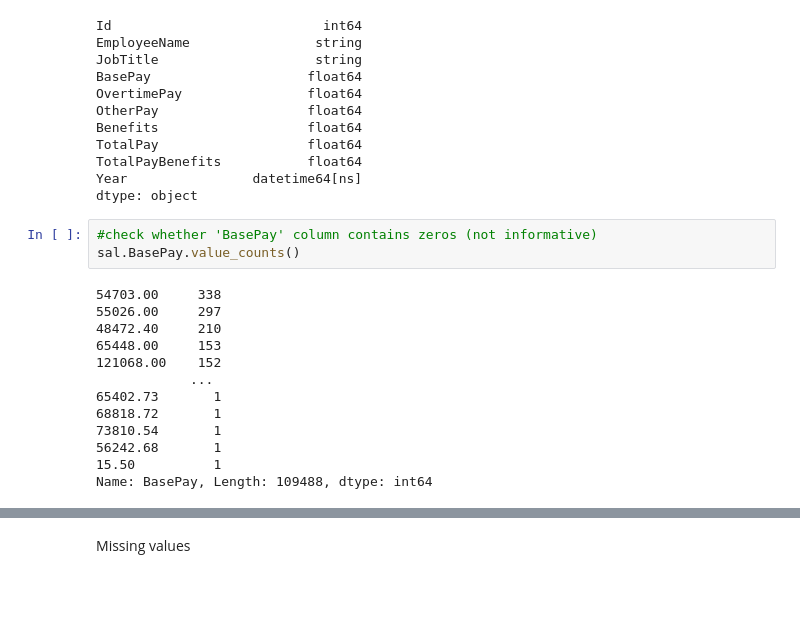
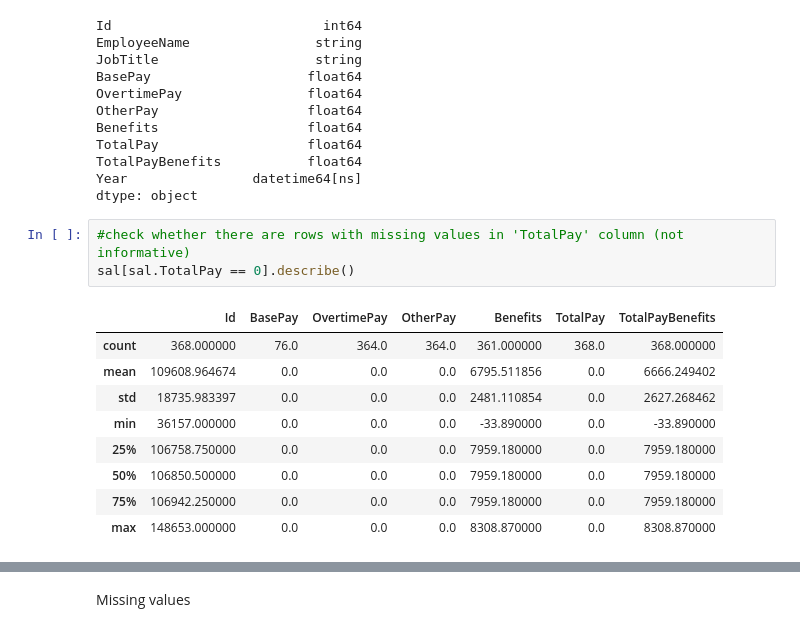
Before and after one commit to savitskaya-om/python, a Jupyter notebook: project/PROJECT.ipynb, the cells around one changed output, grey strips where cells are left out. Cells and saved outputs as stored; diff of their text form; blank space fills up the shorter version.

```diff
--- a/project/PROJECT.ipynb
+++ b/project/PROJECT.ipynb
@@ -100,18 +100,15 @@ TotalPayBenefits           float64
 Year                datetime64[ns]
 dtype: object
 # %%
-#check whether 'BasePay' column contains zeros (not informative)
-sal.BasePay.value_counts()
+#check whether there are rows with missing values in 'TotalPay' column (not informative)
+sal[sal.TotalPay == 0].describe()
 # %% [output]
-54703.00     338
-55026.00     297
-48472.40     210
-65448.00     153
-121068.00    152
-            ...
-65402.73       1
-68818.72       1
-73810.54       1
-56242.68       1
-15.50          1
-Name: BasePay, Length: 109488, dtype: int64
+|  | Id | BasePay | OvertimePay | OtherPay | Benefits | TotalPay | TotalPayBenefits |
+| count | 368.000000 | 76.0 | 364.0 | 364.0 | 361.000000 | 368.0 | 368.000000 |
+| mean | 109608.964674 | 0.0 | 0.0 | 0.0 | 6795.511856 | 0.0 | 6666.249402 |
+| std | 18735.983397 | 0.0 | 0.0 | 0.0 | 2481.110854 | 0.0 | 2627.268462 |
+| min | 36157.000000 | 0.0 | 0.0 | 0.0 | -33.890000 | 0.0 | -33.890000 |
+| 25% | 106758.750000 | 0.0 | 0.0 | 0.0 | 7959.180000 | 0.0 | 7959.180000 |
+| 50% | 106850.500000 | 0.0 | 0.0 | 0.0 | 7959.180000 | 0.0 | 7959.180000 |
+| 75% | 106942.250000 | 0.0 | 0.0 | 0.0 | 7959.180000 | 0.0 | 7959.180000 |
+| max | 148653.000000 | 0.0 | 0.0 | 0.0 | 8308.870000 | 0.0 | 8308.870000 |
```
Also changed, not shown: parts of 5 cells of this notebook.
